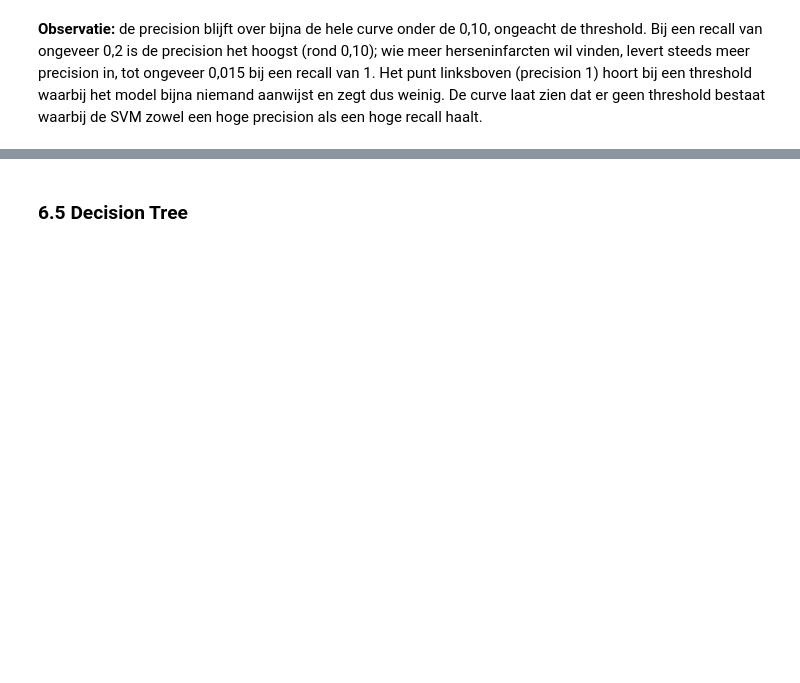
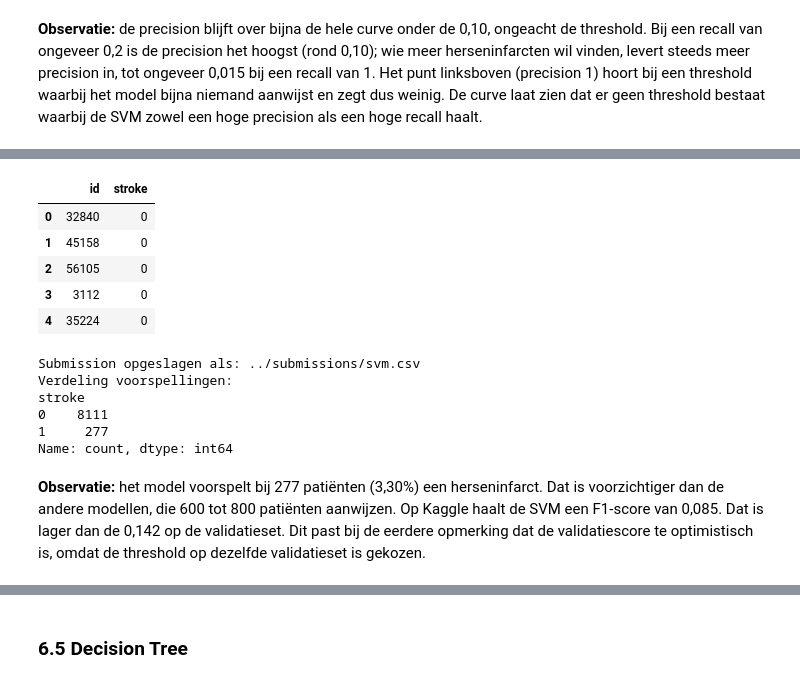
Before and after one commit to Gamal-alsa2026/Predicting-stroke-2026-27, a Jupyter notebook: notebooks/predict_stroke.ipynb, the cells around one changed output, grey strips where cells are left out. Saved outputs shown, nothing was run; the diff lists cells and outputs as text; code cells hidden in the pictures; blank space fills up the shorter version.

```diff
--- a/notebooks/predict_stroke.ipynb
+++ b/notebooks/predict_stroke.ipynb
@@ -1364,0 +1401,64 @@ plt.show()
+# %%
+# GenAI-bron: OpenAI, 2026, prompt 5: Kaggle-submission maken.
+# ChatGPT hielp bij het maken van de juiste outputstructuur met kolommen
+# 'id' en 'stroke' voor upload naar Kaggle.
+
+best_c = grid_search.best_params_["svm__C"]
+
+final_svm_pipeline = Pipeline(
+    steps=[
+        ("imputer", SimpleImputer(strategy="median")),
+        ("scaler", StandardScaler()),
+        (
+            "svm",
+            LinearSVC(
+                C=best_c,
+                class_weight="balanced",
+                random_state=RANDOM_STATE,
+                max_iter=10000,
+                dual=False,
+            ),
+        ),
+    ]
+)
+
+final_svm_model = CalibratedClassifierCV(
+    estimator=final_svm_pipeline,
+    method="sigmoid",
+    cv=3,
+)
+
+final_svm_model.fit(X, y)
+
+test_proba = final_svm_model.predict_proba(X_test)[:, 1]
+test_pred = (test_proba >= best_threshold).astype(int)
+
+submission = pd.DataFrame(
+    {
+        "id": test_ids,
+        "stroke": test_pred,
+    }
+)
+
+submission_path = SUBMISSION_DIR / "svm.csv"
+submission.to_csv(submission_path, index=False)
+
+display(submission.head())
+print("Submission opgeslagen als:", submission_path)
+print("Verdeling voorspellingen:")
+print(submission["stroke"].value_counts())
+# %% [output]
+|  | id | stroke |
+| 0 | 32840 | 0 |
+| 1 | 45158 | 0 |
+| 2 | 56105 | 0 |
+| 3 | 3112 | 0 |
+| 4 | 35224 | 0 |
+Submission opgeslagen als: ../submissions/svm.csv
+Verdeling voorspellingen:
+stroke
+0    8111
+1     277
+Name: count, dtype: int64
+# %% [markdown]
+**Observatie:** het model voorspelt bij 277 patiënten (3,30%) een herseninfarct. Dat is voorzichtiger dan de andere modellen, die 600 tot 800 patiënten aanwijzen. Op Kaggle haalt de SVM een F1-score van 0,085. Dat is lager dan de 0,142 op de validatieset. Dit past bij de eerdere opmerking dat de validatiescore te optimistisch is, omdat de threshold op dezelfde validatieset is gekozen.
```
Also changed, not shown: parts of 4 cells of this notebook.
